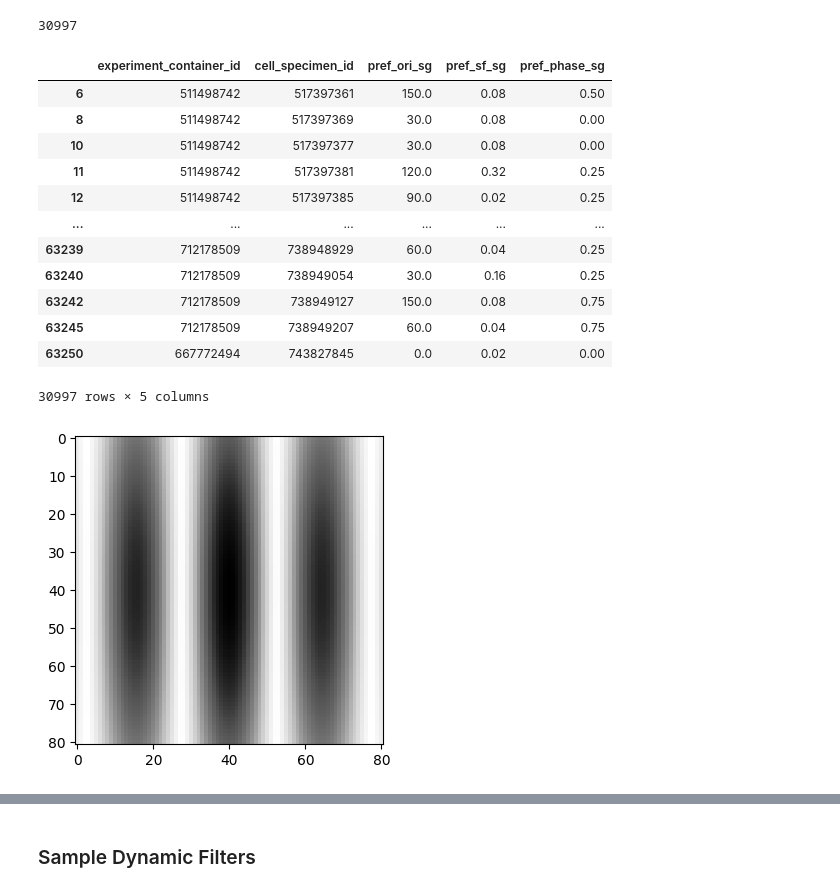
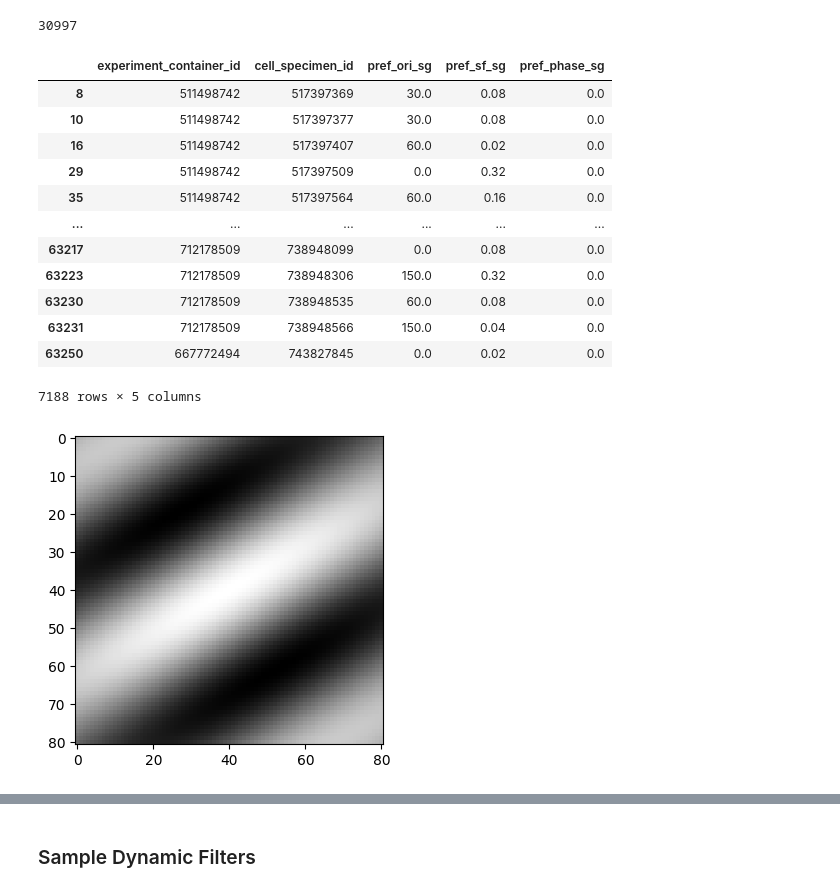
Before and after one commit to marcoabrate/wp1, a Jupyter notebook: data_allen/gabor_filter.ipynb, the cells around one changed output, grey strips where cells are left out. Drawn from its saved outputs; the diff is of its cells as text; code cells hidden in the pictures.

```diff
--- a/data_allen/gabor_filter.ipynb
+++ b/data_allen/gabor_filter.ipynb
@@ -52,37 +53,37 @@ len(df_sg)
 # %% [output]
 30997
 # %%
-df_sg
+df_sg[df_sg.pref_phase_sg==0]
 # %% [output]
 |  | experiment_container_id | cell_specimen_id | pref_ori_sg | pref_sf_sg | pref_phase_sg |
-| 6 | 511498742 | 517397361 | 150.0 | 0.08 | 0.50 |
-| 8 | 511498742 | 517397369 | 30.0 | 0.08 | 0.00 |
-| 10 | 511498742 | 517397377 | 30.0 | 0.08 | 0.00 |
-| 11 | 511498742 | 517397381 | 120.0 | 0.32 | 0.25 |
-| 12 | 511498742 | 517397385 | 90.0 | 0.02 | 0.25 |
+| 8 | 511498742 | 517397369 | 30.0 | 0.08 | 0.0 |
+| 10 | 511498742 | 517397377 | 30.0 | 0.08 | 0.0 |
+| 16 | 511498742 | 517397407 | 60.0 | 0.02 | 0.0 |
+| 29 | 511498742 | 517397509 | 0.0 | 0.32 | 0.0 |
+| 35 | 511498742 | 517397564 | 60.0 | 0.16 | 0.0 |
 | ... | ... | ... | ... | ... | ... |
-| 63239 | 712178509 | 738948929 | 60.0 | 0.04 | 0.25 |
-| 63240 | 712178509 | 738949054 | 30.0 | 0.16 | 0.25 |
-| 63242 | 712178509 | 738949127 | 150.0 | 0.08 | 0.75 |
-| 63245 | 712178509 | 738949207 | 60.0 | 0.04 | 0.75 |
-| 63250 | 667772494 | 743827845 | 0.0 | 0.02 | 0.00 |
+| 63217 | 712178509 | 738948099 | 0.0 | 0.08 | 0.0 |
+| 63223 | 712178509 | 738948306 | 150.0 | 0.32 | 0.0 |
+| 63230 | 712178509 | 738948535 | 60.0 | 0.08 | 0.0 |
+| 63231 | 712178509 | 738948566 | 150.0 | 0.04 | 0.0 |
+| 63250 | 667772494 | 743827845 | 0.0 | 0.02 | 0.0 |
-30997 rows × 5 columns
+7188 rows × 5 columns
 # %%
-ori = 0
+ori = 60
 sf = 0.02
-phase = 0.0
+phase = 0
 
 g = cv2.getGaborKernel(
     ksize=(80,80),
     sigma=1/sf, # 50
     theta=ori*deg_to_rad,
     lambd=1/sf,
     gamma=1, # 1
     psi=phase*2*np.pi,
 )
 
 plt.figure(figsize=(5, 4))
-plt.imshow(abs(g), cmap='Greys')
+plt.imshow(g, cmap='gray')
 plt.show()
 # %% [output]
-[figure, old version]
+[figure, new version]
```
Also changed, not shown: parts of 14 cells of this notebook, 9 other files.
